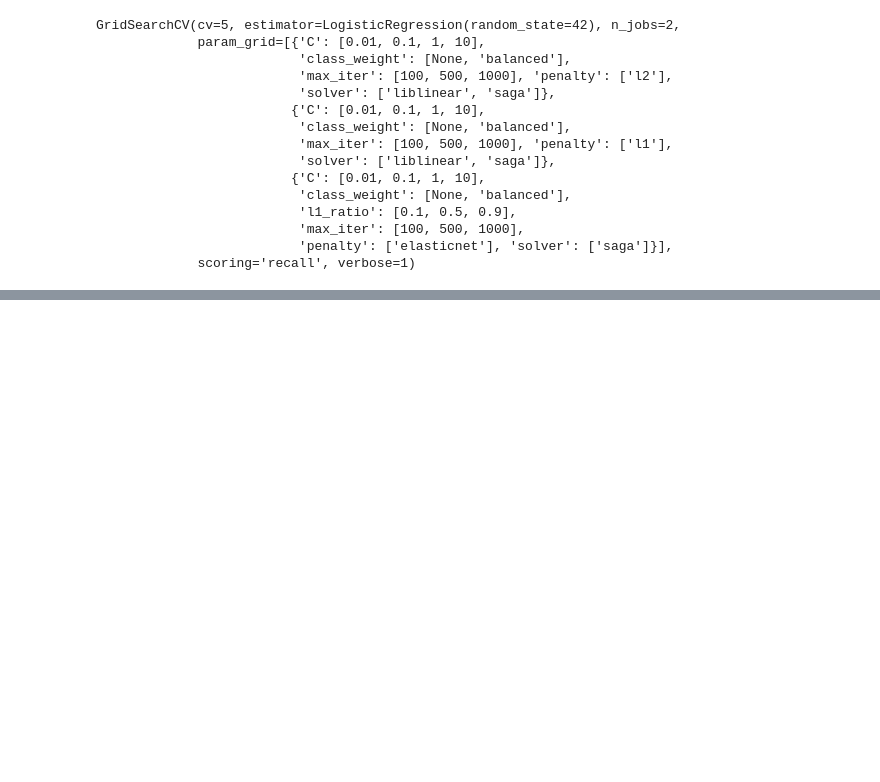
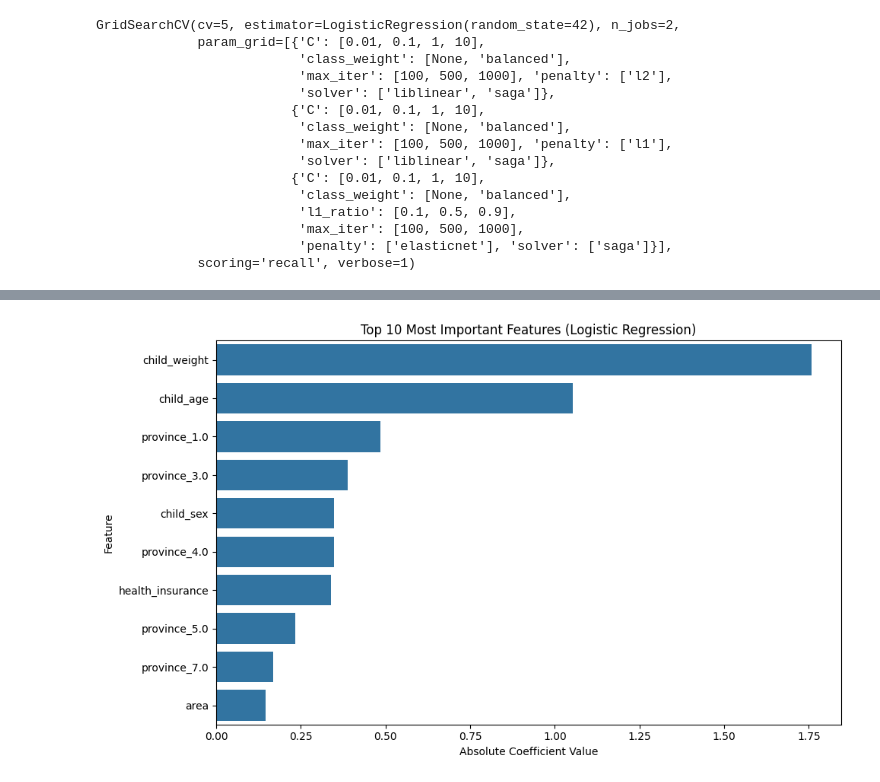
Before and after one commit to deepakbastola/malnutrition, a Jupyter notebook: models/lr.ipynb, the cells around one changed output, grey strips where cells are left out. Saved outputs shown, nothing was run; the diff lists cells and outputs as text; code cells hidden in the pictures; blank space fills up the shorter version.

```diff
--- a/models/lr.ipynb
+++ b/models/lr.ipynb
@@ -242,0 +211,16 @@ plt.show()
+# %%
+feature_names = X_train.columns
+
+# Get coefficients
+coefficients = best_model.coef_[0]
+
+# Create a DataFrame for visualization
+importance_df = pd.DataFrame({
+    'Feature': feature_names,
+    'Coefficient': coefficients,
+    'Importance (abs)': np.abs(coefficients)
+})
+
+# Sort by importance
+importance_df = importance_df.sort_values(by='Importance (abs)', ascending=False)
+print(importance_df)
@@ -242,0 +245,10 @@ plt.show()
+# %%
+plt.figure(figsize=(10,6))
+sns.barplot(x='Importance (abs)', y='Feature', data=importance_df.head(10))
+plt.title("Top 10 Most Important Features (Logistic Regression)")
+plt.xlabel("Absolute Coefficient Value")
+plt.ylabel("Feature")
+plt.tight_layout()
+plt.show()
+# %% [output]
+[figure, added]
```
Also changed, not shown: parts of 19 cells of this notebook, 3 other files.
